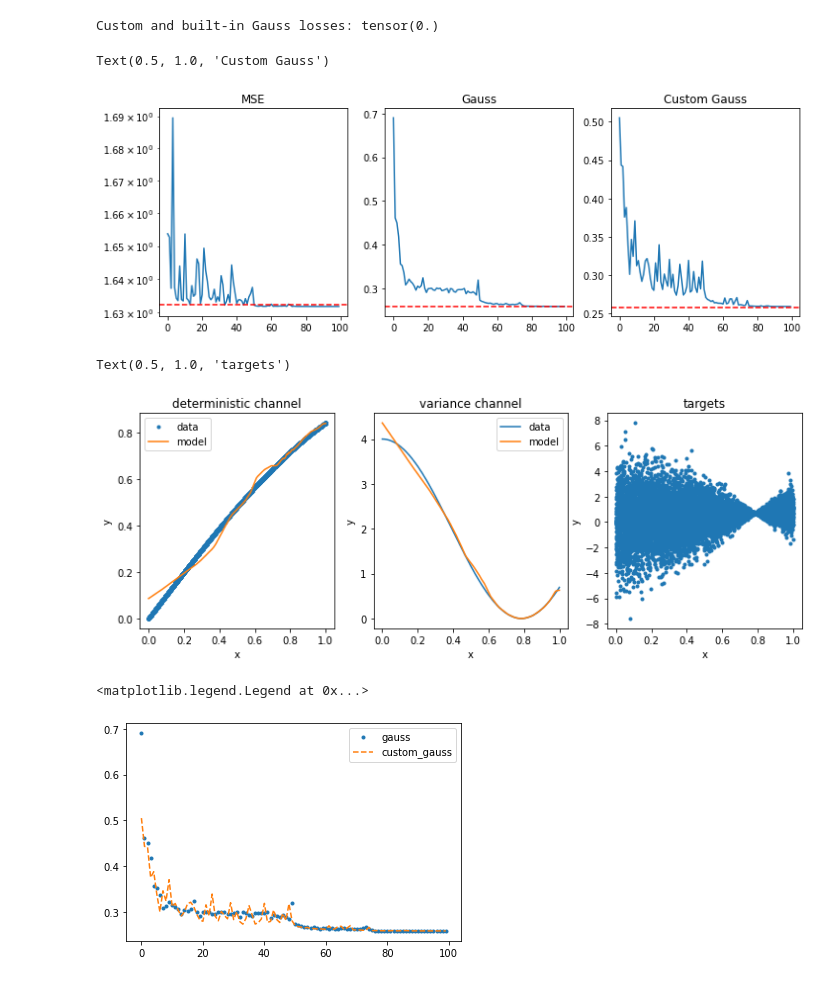
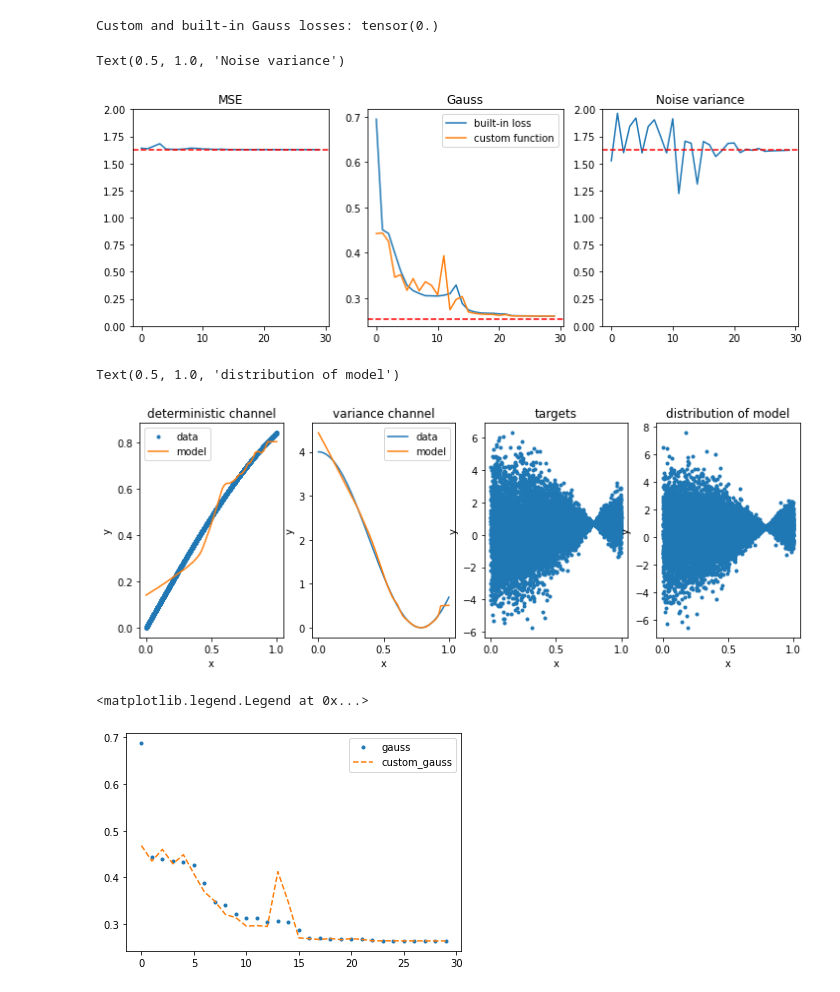
Before and after one commit to Pperezhogin/pyqg_experiments_Ross, a Jupyter notebook: pyqg_subgrid_experiments/GaussianLoss_1D.ipynb, the cells around one changed output. Cells and saved outputs as stored; diff of their text form; code cells hidden in the pictures.

Commit message:
noise var = theoretical min MSE

```diff
--- a/pyqg_subgrid_experiments/GaussianLoss_1D.ipynb
+++ b/pyqg_subgrid_experiments/GaussianLoss_1D.ipynb
@@ -87,6 +87,25 @@ class Net(nn.Module):
             xx[:,0] = x[:,0]
             xx[:,1] = nn.functional.softplus(x[:,1])
             return xx
+
+    def generate_noise(self,x):
+        with torch.no_grad():
+            yhat = self.forward(x)
+            std_hat = torch.sqrt(yhat[:,1:2])
+            noise = std_hat * torch.randn(std_hat.shape)
+            return noise
+    def noise_variance(self,x):
+        with torch.no_grad():
+            yhat = self.forward(x)
+            var_hat = yhat[:,1:2]
+            return var_hat.mean()
+
+    def generate_data(self,x):
+        with torch.no_grad():
+            yhat = self.forward(x)
+            std_hat = torch.sqrt(yhat[:,1:2])
+            noise = std_hat * torch.randn(std_hat.shape)
+            return yhat[:,0:1] + noise
 # %%
 def minibatch(net, x, y, batch_size=64):
     idx = np.arange(x.shape[0])
@@ -131,7 +150,7 @@ def train_probabilistic(net, x, y, lr=0.001, num_epochs=100, batch_size=64):
     scheduler = optim.lr_scheduler.MultiStepLR(optimizer, milestones=[int(num_epochs/2), int(num_epochs*3/4), int(num_epochs*7/8)], gamma=0.1)
     criterion = nn.GaussianNLLLoss()
 
-    net.loss_history = {'gauss': [], 'custom_mse': [], 'custom_gauss': []}
+    net.loss_history = {'gauss': [], 'custom_mse': [], 'custom_gauss': [], 'noise_var': []}
 
     for epoch in range(num_epochs):
         epoch_loss = 0.
@@ -149,6 +168,7 @@ def train_probabilistic(net, x, y, lr=0.001, num_epochs=100, batch_size=64):
         net.loss_history['gauss'].append(epoch_loss/epoch_weight)
         net.loss_history['custom_mse'].append(custom_mse(net,x,y).item())
         net.loss_history['custom_gauss'].append(custom_gauss(net,x,y).item())
+        net.loss_history['noise_var'].append(net.noise_variance(x).item())
         scheduler.step()
         if epoch % 10 == 0:
             print(f"epoch = {epoch}, numpoints = {epoch_weight}, Gaussian Loss = {epoch_loss/epoch_weight}")
@@ -179,5 +199,5 @@ plt.legend(['Math expectation', 'prediction'])
 # %%
 pnet = Net(100,10,ANN_type='Gauss')
 # %%
-train_probabilistic(pnet, x, y, lr = 0.001, num_epochs=100, batch_size=64)
+train_probabilistic(pnet, x, y, lr = 0.001, num_epochs=30, batch_size=64)
 # %% [output]
@@ -194,6 +207,7 @@ epoch = 90, numpoints = 10000.0, Gaussian Loss = 0.25925190739631654
 # %%
 with torch.no_grad():
     yhat = pnet.forward(x)
+    yy = pnet.generate_data(x)
 # %%
 criterion = nn.GaussianNLLLoss()
 print('Custom and built-in Gauss losses:', custom_gauss(pnet,x,y) - criterion(yhat[:,0:1], y, yhat[:,1:2]))
@@ -202,46 +216,55 @@ Custom and built-in Gauss losses: tensor(0.)
 # %%
 plt.figure(figsize=(12,4))
 plt.subplot(131)
-plt.semilogy(pnet.loss_history['custom_mse'])
+plt.plot(pnet.loss_history['custom_mse'])
 plt.axhline(y=MSE_min,linestyle='--',color='r')
+plt.ylim([0,2])
 plt.title('MSE')
 plt.subplot(132)
 plt.plot(pnet.loss_history['gauss'])
+plt.plot(pnet.loss_history['custom_gauss'])
+plt.legend(['built-in loss', 'custom function'])
 plt.axhline(y=Gauss_min,linestyle='--',color='r')
 plt.title('Gauss')
 plt.subplot(133)
-plt.plot(pnet.loss_history['custom_gauss'])
-plt.axhline(y=Gauss_min,linestyle='--',color='r')
-plt.title('Custom Gauss')
+plt.plot(pnet.loss_history['noise_var'])
+plt.axhline(y=MSE_min,linestyle='--',color='r')
+plt.ylim([0,2])
+plt.title('Noise variance')
 # %% [output]
-Text(0.5, 1.0, 'Custom Gauss')
+Text(0.5, 1.0, 'Noise variance')
-[figure, old version]
+[figure, new version]
 # %%
 plt.figure(figsize=(12,4))
-plt.subplot(131)
+plt.subplot(141)
 plt.plot(x,mean_curve(x),'.',x,yhat[:,0])
 plt.legend(['data', 'model'])
 plt.xlabel('x')
 plt.ylabel('y')
 plt.title('deterministic channel')
-plt.subplot(132)
+plt.subplot(142)
 plt.plot(x,var_curve(x),x,yhat[:,1])
 plt.legend(['data', 'model'])
 plt.xlabel('x')
 plt.ylabel('y')
 plt.title('variance channel')
-plt.subplot(133)
+plt.subplot(143)
 plt.plot(x,y,'.')
 plt.xlabel('x')
 plt.ylabel('y')
 plt.title('targets')
+plt.subplot(144)
+plt.plot(x,yy,'.')
+plt.xlabel('x')
+plt.ylabel('y')
+plt.title('distribution of model')
 # %% [output]
-Text(0.5, 1.0, 'targets')
+Text(0.5, 1.0, 'distribution of model')
-[figure, old version]
+[figure, new version]
 # %%
 plt.plot(pnet.loss_history['gauss'],'.')
 plt.plot(pnet.loss_history['custom_gauss'],'--')
 plt.legend(['gauss', 'custom_gauss'])
 # %% [output]
 <matplotlib.legend.Legend at 0x...>
-[figure, old version]
+[figure, new version]
```
Also changed, not shown: parts of 7 cells of this notebook.
